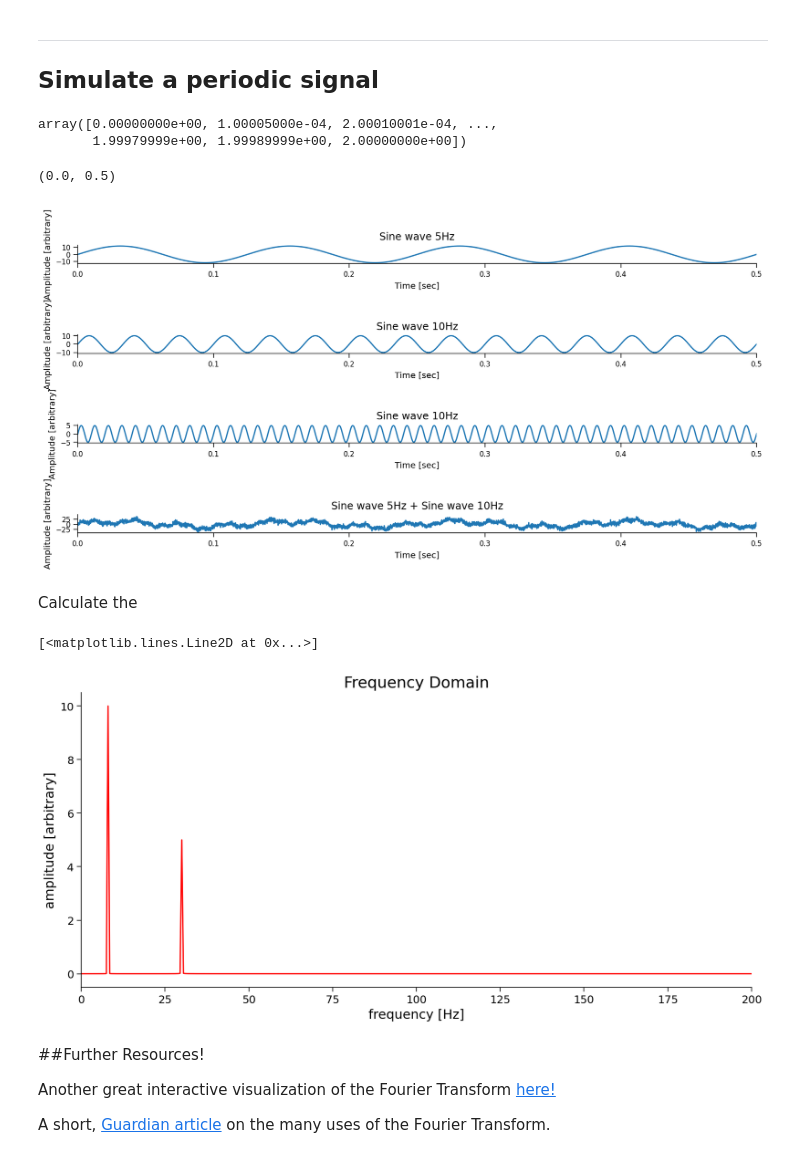
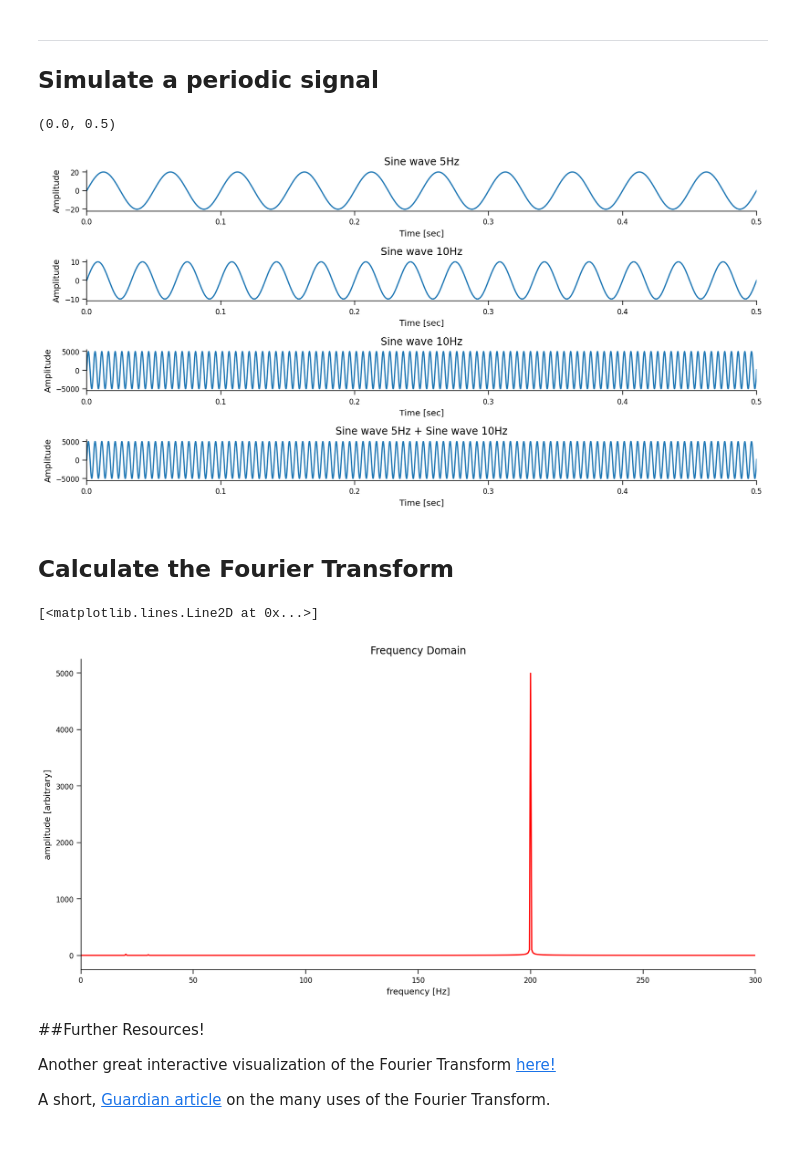
Before and after one commit to pkoneill/VisualizingBrainWaves, a Jupyter notebook: Visualizing_Brain_Waves_Fourier.ipynb, the cells around one changed output. Drawn from its saved outputs; the diff is of its cells as text; code cells hidden in the pictures.

```diff
--- a/Visualizing_Brain_Waves_Fourier.ipynb
+++ b/Visualizing_Brain_Waves_Fourier.ipynb
@@ -67,18 +68,20 @@ def setup_graph(title='', x_label='', y_label='', fig_size=None):
 ----
 ## Simulate a periodic signal
 # %%
-# Variables
-sRate = 10000 # sample rate in Hertz
-freq1 = 8.0 # frequency of first sine wave
+# Choose the frequency values to define three sine waves
+
+############## Change the following values #########################
+freq1 = 20.0 # frequency of first sine wave
 freq2 = 30.0 # frequency of second sine wave
-freq3 = 100.0 # frequency of second sine wave
-
-amplitude1 = 12 # amplitude of first wave
-amplitude2 = 10 # amplitude of second wave
-amplitude3 = 5 # amplitude of second wave
+freq3 = 200.0 # frequency of second sine wave
-# %% [output]
-array([0.00000000e+00, 1.00005000e-04, 2.00010001e-04, ...,
-       1.99979999e+00, 1.99989999e+00, 2.00000000e+00])
+# %%
+# Choose the amplitude values to define three sine waves
+
+############## Change the following values #########################
+
+amplitude1 = 20 # amplitude of first wave
+amplitude2 = 10 # amplitude of second wave
+amplitude3 = 5000 # amplitude of second wave
 # %%
 #@title Plot the sine waves and the combination
 
@@ -104,40 +107,40 @@ plt.subplots_adjust(hspace=1)
 
 plt.subplot(411)
 plt.plot(x, sampled_f1)
 plt.title('Sine wave 5Hz')
 plt.xlabel('Time [sec]')
-plt.ylabel('Amplitude [arbitrary]')
+plt.ylabel('Amplitude')
 plt.xlim(0, 0.5)
 #plt.ylim(-15, 15)
 
 plt.subplot(412)
 plt.plot(x, sampled_f2)
 plt.title('Sine wave 10Hz')
 plt.xlabel('Time [sec]')
-plt.ylabel('Amplitude [arbitrary]')
+plt.ylabel('Amplitude')
 plt.xlim(0, 0.5)
 #plt.ylim(-10, 10)
 
 plt.subplot(413)
 plt.plot(x, sampled_f3)
 plt.title('Sine wave 10Hz')
 plt.xlabel('Time [sec]')
-plt.ylabel('Amplitude [arbitrary]')
+plt.ylabel('Amplitude')
 plt.xlim(0, 0.5)
 #plt.ylim(-10, 10)
 
 plt.subplot(414)
 plt.plot(x, new_signal)
 plt.title('Sine wave 5Hz + Sine wave 10Hz')
 plt.xlabel('Time [sec]')
-plt.ylabel('Amplitude [arbitrary]')
+plt.ylabel('Amplitude')
 plt.xlim(0, 0.5)
 #plt.ylim(-25, 25)
 # %% [output]
 (0.0, 0.5)
-[figure, old version]
+[figure, new version]
-# %% [markdown]
-Calculate the
+# %% [markdown]
+## Calculate the Fourier Transform
 # %%
 fft_output = np.fft.rfft(sampled_fcomb)
 magnitude = [np.sqrt(i.real**2+i.imag**2)/len(fft_output) for i in fft_output]
@@ -145,11 +148,11 @@ frequencies = [(i*1.0/numSamples)*sRate for i in range(numSamples//2+1)]
 # %%
 setup_graph(x_label='frequency [Hz]', y_label='amplitude [arbitrary]',
             title='Frequency Domain', fig_size=(12,6))
-plt.xlim(0, 200)
+plt.xlim(0, 300)
 plt.plot(frequencies, magnitude, 'r')
 # %% [output]
 [<matplotlib.lines.Line2D at 0x...>]
-[figure, old version]
+[figure, new version]
 # %% [markdown]
 ##Further Resources!
 
```
Also changed, not shown: parts of 1 cell of this notebook.
